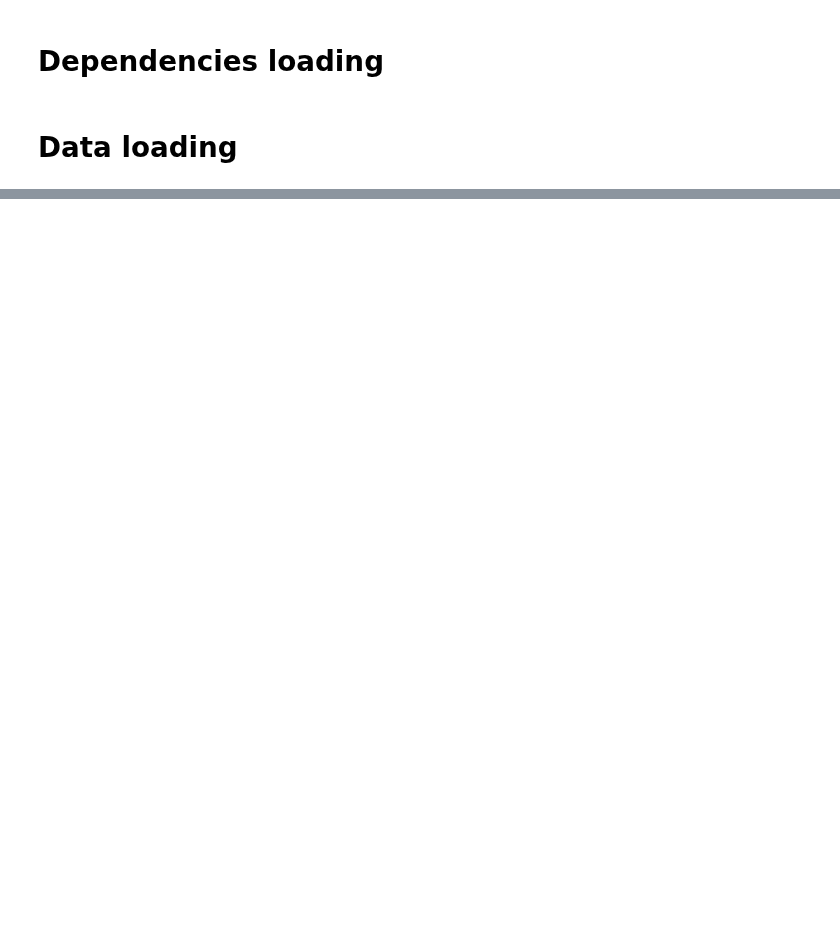
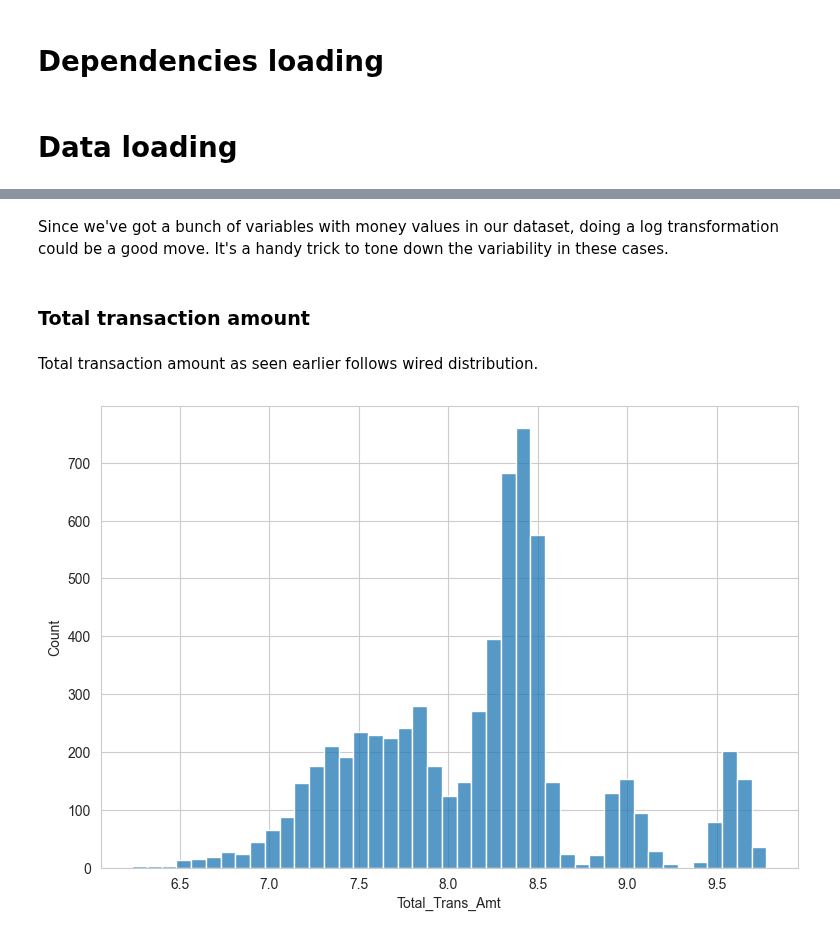
Before and after one commit to kasiadybcio/Credit_card, a Jupyter notebook: 2.feature_engineering.ipynb, the cells around one changed output, grey strips where cells are left out. Saved outputs shown, nothing was run; the diff lists cells and outputs as text; code cells hidden in the pictures; blank space fills up the shorter version.

```diff
--- a/2.feature_engineering.ipynb
+++ b/2.feature_engineering.ipynb
@@ -106,0 +20,3 @@ Based on graph above we can see that it is hard to assign Income Category and Ed
+# %%
+data = pd.read_csv('input_data/X_train.csv',index_col=0)
+data_test = pd.read_csv('input_data/X_test.csv', index_col=0)
@@ -106,0 +55,2 @@ Based on graph above we can see that it is hard to assign Income Category and Ed
+# %%
+data = pd.get_dummies(data, columns = ['Gender'], prefix = ["Gender"], drop_first = True)
@@ -106,0 +61,2 @@ Based on graph above we can see that it is hard to assign Income Category and Ed
+# %%
+data = pd.get_dummies(data, columns = ['Marital_Status'], prefix = ["MS"], drop_first = True)
@@ -106,0 +65,13 @@ Based on graph above we can see that it is hard to assign Income Category and Ed
+# %% [markdown]
+Since we've got a bunch of variables with money values in our dataset, doing a log transformation could be a good move. It's a handy trick to tone down the variability in these cases.
+# %% [markdown]
+### Total transaction amount
+# %% [markdown]
+Total transaction amount as seen earlier follows wired distribution.
+# %%
+sns.set_style("whitegrid",{'font_scale':'1.6'})
+plt.figure(figsize=(9, 6))
+sns.histplot(np.log(data['Total_Trans_Amt']))
+plt.show()
+# %% [output]
+[figure, added]
```
Also changed, not shown: parts of 38 cells of this notebook.
